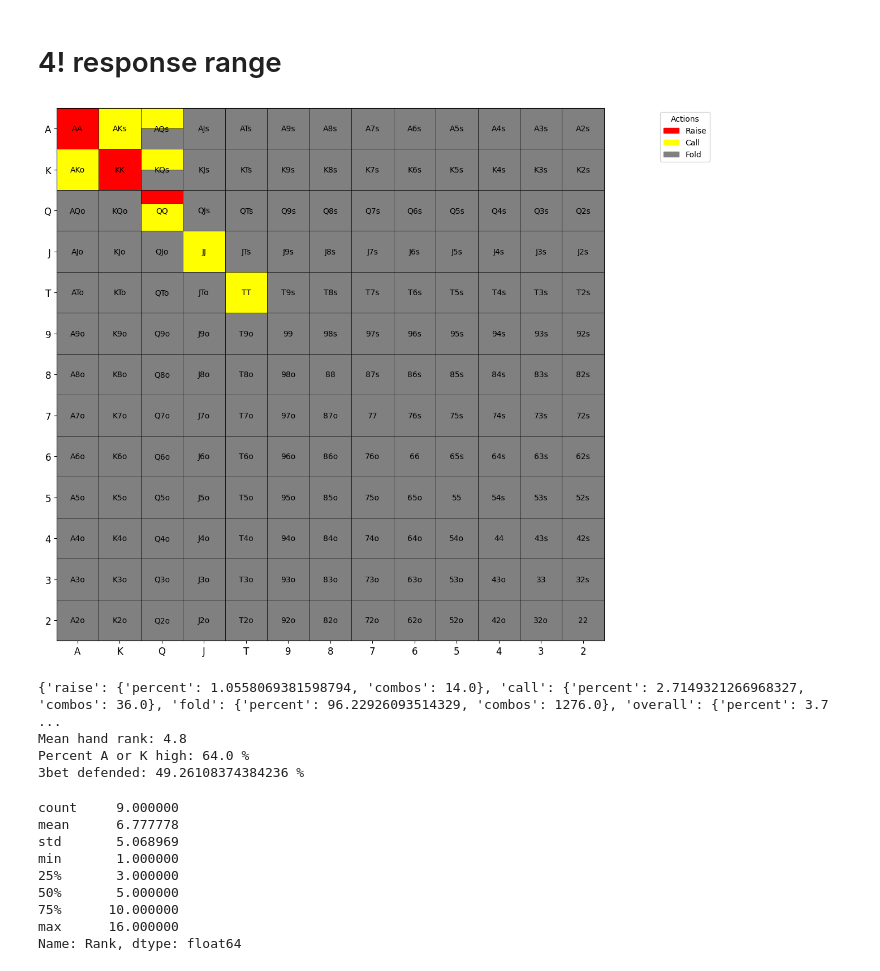
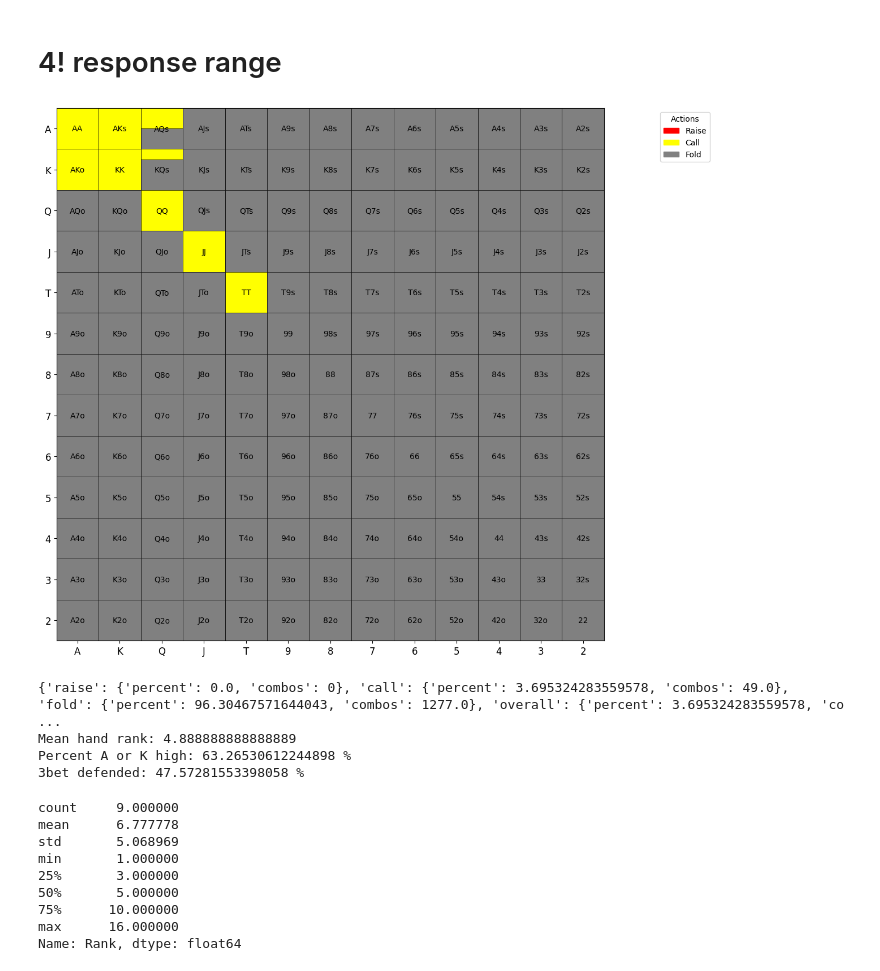
Before and after one commit to KunaalAgarwal/poker_analysis, a Jupyter notebook: src/co_ranges.ipynb, the cells around one changed output. Cells and saved outputs as stored; diff of their text form; code cells hidden in the pictures.

```diff
--- a/src/co_ranges.ipynb
+++ b/src/co_ranges.ipynb
@@ -254,13 +240,13 @@ open_response_range = {
     "TT": {"raise": 1.0, "call": 0.0},
     "99": {"raise": 1.0, "call": 0.0},
     "88": {"raise": 1/3, "call": 2/3},
-    "77": {"raise": 0.0, "call": 0.75},
+    "77": {"raise": 0.25, "call": 0.75},
     # Want to minimize set mining
     "66": {"raise": 0.25, "call": 0.25},
-    "55": {"raise": 1/6, "call": 1/6},
+    "55": {"raise": 0.0, "call": 1/6},
     "44": {"raise": 0.0, "call": 1/6},
-    "33": {"raise": 0.0, "call": 1/6},
-    "22": {"raise": 0.0, "call": 1/6},
+    "33": {"raise": 0.0, "call": 0.0},
+    "22": {"raise": 0.0, "call": 0.0},
 
     "AKs": {"raise": 1.0, "call": 0.0},
     "AQs": {"raise": 1.0, "call": 0.0},
@@ -271,15 +257,15 @@ open_response_range = {
     "A7s": {"raise": 0.0, "call": 0.0},
     "A6s": {"raise": 0.0, "call": 0.0},
     # Can use more 3bet bluffs depending on how wide the opener is.
-    "A5s": {"raise": 0.5, "call": 0.0},
-    "A4s": {"raise": 0.5, "call": 0.0},
+    "A5s": {"raise": 1.0, "call": 0.0},
+    "A4s": {"raise": 1.0, "call": 0.0},
     "A3s": {"raise": 0.0, "call": 0.0},
     "A2s": {"raise": 0.0, "call": 0.0},
 
     "AKo": {"raise": 0.75, "call": 0.25}, # keep some combos to uncap the flatting range
     "AQo": {"raise": 1.0, "call": 0.0},
-    "AJo": {"raise": 0.75, "call": 0.25},
-    "ATo": {"raise": 0.0, "call": 1.0},
+    "AJo": {"raise": 0.5, "call": 0.5},
+    "ATo": {"raise": 0.0, "call": 0.75},
     "A9o": {"raise": 0.0, "call": 0.0},
     "A8o": {"raise": 0.0, "call": 0.0},
 
@@ -296,7 +282,7 @@ open_response_range = {
 
     "QJs": {"raise": 0.0, "call": 1.0}, # depends how wide opener is
     "QTs": {"raise": 0.0, "call": 0.25},
-    "Q9s": {"raise": 0.0, "call": 0.25},
+    "Q9s": {"raise": 0.0, "call": 0.0},
 
     "QJo": {"raise": 0.0, "call": 0.0},
     "QTo": {"raise": 0.0, "call": 0.0},
@@ -361,9 +347,9 @@ Name: Rank, dtype: float64
 # %%
 response_4bet_range = {
     # Pairs
-    "AA": {"raise": 1.0, "call": 0.0},
-    "KK": {"raise": 1.0, "call": 0.0},
-    "QQ": {"raise": 1/3, "call": 2/3},
+    "AA": {"raise": 0.0, "call": 1.0},
+    "KK": {"raise": 0.0, "call": 1.0},
+    "QQ": {"raise": 0.0, "call": 1.0},
     "JJ": {"raise": 0, "call": 1.0},
     "TT": {"raise": 0, "call": 1.0},
     "99": {"raise": 0, "call": 0.0},
@@ -375,39 +361,39 @@ response_4bet_range = {
     "ATs": {"raise": 0, "call": 0.0},
 
     "AKo": {"raise": 0.0, "call": 1.0},
     "AQo": {"raise": 0.0, "call": 0.0},
     "AJo": {"raise": 0.0, "call": 0.0},
     "ATo": {"raise": 0.0, "call": 0.0},
 
-    "KQs": {"raise": 0.0, "call": 0.5},
+    "KQs": {"raise": 0.0, "call": 0.25},
     "KJs": {"raise": 0.0, "call": 0.0},
 
     "KQo": {"raise": 0.0, "call": 0.0},
 
     "QJs": {"raise": 0.0, "call": 0.0},
     "JTs": {"raise": 0.0, "call": 0.0},
 }
 
 response_4bet = range_construction.generate_range(response_4bet_range, '../ranges/co_ranges/co_4!response')
 response_4bet_distribution = range_construction.range_hand_distribution(response_4bet_range)
 response_4bet_percent_by_actions = range_construction.range_percent_by_all_actions(response_4bet_range)
 response_4bet_mean_hand_rank = range_construction.average_range_rank(response_4bet_range)
 
 defended_3bet = 100*(response_4bet_percent_by_actions['overall']['combos'] / open_response_percent_by_actions['raise']['combos'])
 
 print(response_4bet_percent_by_actions)
 print(f'Mean hand rank: {response_4bet_mean_hand_rank}')
 print(f'Percent A or K high: {range_construction.percent_range_high_card(response_4bet_range)} %')
 print(f'3bet defended: {defended_3bet} %')
 
 response_4bet_distribution[1].to_csv('../ranges/co_ranges/co_response_4bet_distribution.csv')
 response_4bet_distribution[0]
 # %% [output]
-[figure, old version]
+[figure, new version]
-{'raise': {'percent': 1.0558069381598794, 'combos': 14.0}, 'call': {'percent': 2.7149321266968327, 'combos': 36.0}, 'fold': {'percent': 96.22926093514329, 'combos': 1276.0}, 'overall': {'percent': 3.7 ...
-Mean hand rank: 4.8
-Percent A or K high: 64.0 %
-3bet defended: 49.26108374384236 %
+{'raise': {'percent': 0.0, 'combos': 0}, 'call': {'percent': 3.695324283559578, 'combos': 49.0}, 'fold': {'percent': 96.30467571644043, 'combos': 1277.0}, 'overall': {'percent': 3.695324283559578, 'co ...
+Mean hand rank: 4.888888888888889
+Percent A or K high: 63.26530612244898 %
+3bet defended: 47.57281553398058 %
 count     9.000000
 mean      6.777778
 std       5.068969
```
Also changed, not shown: parts of 3 cells of this notebook, 8 other files.
